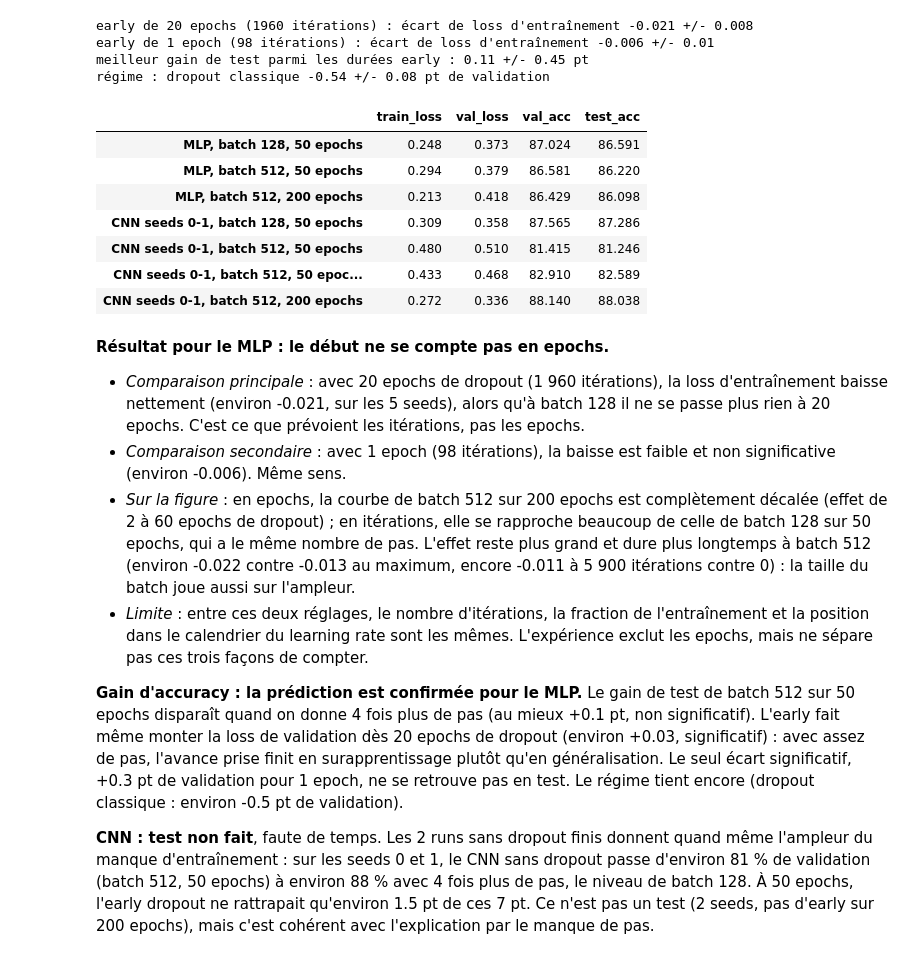
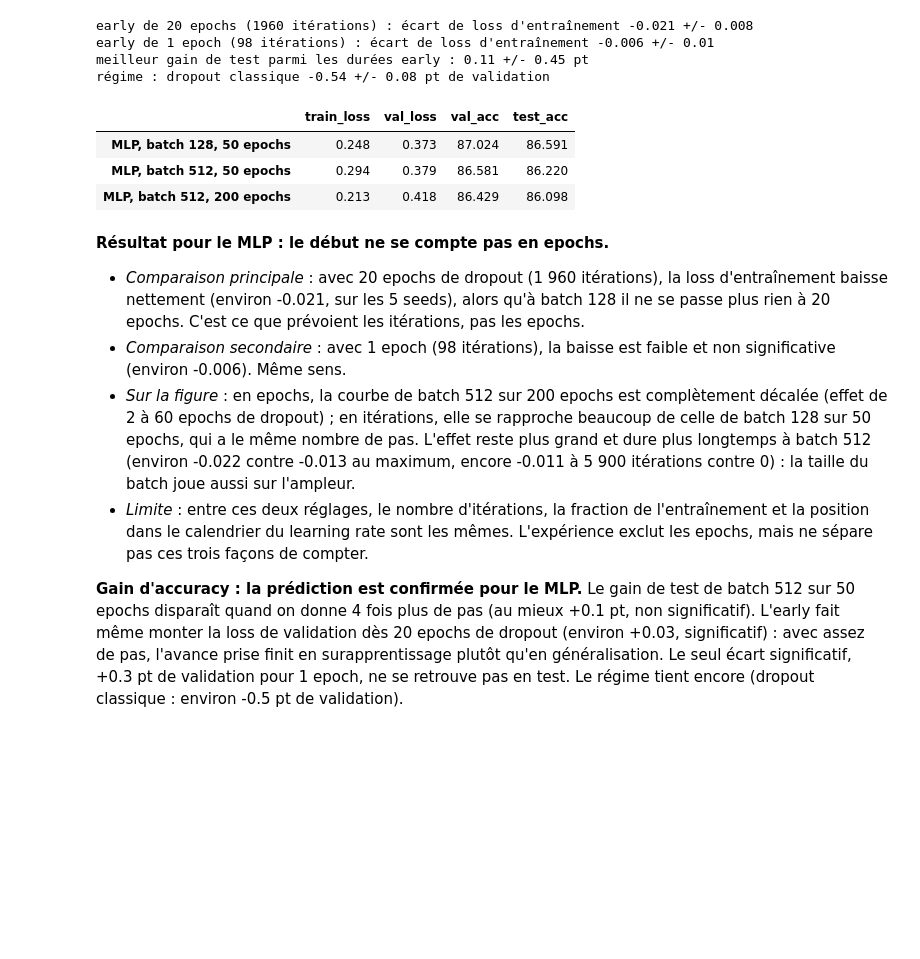
Before and after one commit to Felix-prjcts/early-dropout-study, a Jupyter notebook: fashion_mnist.ipynb, the cells around one changed output. Drawn from its saved outputs; the diff is of its cells as text; code cells hidden in the pictures; blank space fills up the shorter version.

```diff
--- a/fashion_mnist.ipynb
+++ b/fashion_mnist.ipynb
@@ -1033,28 +1029,17 @@ meilleur gain de test parmi les durées early : 0.11 +/- 0.45 pt
 régime : dropout classique -0.54 +/- 0.08 pt de validation
 # %%
 # niveau atteint SANS dropout selon le nombre de pas
-# pour le CNN sur 200 epochs on n'a que les seeds 0 et 1 sans dropout (le reste a été arrêté, trop long)
-lancer_grille("cnn_fmnist", 4, 200, [0], [0, 1], dossier=dossier_batch(512), batch=512)
-
 niveaux = {}
 niveaux["MLP, batch 128, 50 epochs"] = moyennes("mlp_fmnist", 16, 50, [0], SEEDS).loc[0]
 niveaux["MLP, batch 512, 50 epochs"] = moyennes("mlp_fmnist", 16, 50, [0], SEEDS, dossier_batch(512)).loc[0]
 niveaux["MLP, batch 512, 200 epochs"] = moyennes("mlp_fmnist", 16, 200, [0], SEEDS, dossier_batch(512)).loc[0]
-niveaux["CNN seeds 0-1, batch 128, 50 epochs"] = moyennes("cnn_fmnist", 4, 50, [0], [0, 1]).loc[0]
-niveaux["CNN seeds 0-1, batch 512, 50 epochs"] = moyennes("cnn_fmnist", 4, 50, [0], [0, 1], dossier_batch(512)).loc[0]
-niveaux["CNN seeds 0-1, batch 512, 50 epochs, early de 10 epochs"] = moyennes("cnn_fmnist", 4, 50, [0.2], [0, 1], dossier_batch(512)).loc[0.2]
-niveaux["CNN seeds 0-1, batch 512, 200 epochs"] = moyennes("cnn_fmnist", 4, 200, [0], [0, 1], dossier_batch(512)).loc[0]
 
 pd.DataFrame(niveaux).T[METRIQUES]
 # %% [output]
 |  | train_loss | val_loss | val_acc | test_acc |
 | MLP, batch 128, 50 epochs | 0.248 | 0.373 | 87.024 | 86.591 |
 | MLP, batch 512, 50 epochs | 0.294 | 0.379 | 86.581 | 86.220 |
 | MLP, batch 512, 200 epochs | 0.213 | 0.418 | 86.429 | 86.098 |
-| CNN seeds 0-1, batch 128, 50 epochs | 0.309 | 0.358 | 87.565 | 87.286 |
-| CNN seeds 0-1, batch 512, 50 epochs | 0.480 | 0.510 | 81.415 | 81.246 |
-| CNN seeds 0-1, batch 512, 50 epoc... | 0.433 | 0.468 | 82.910 | 82.589 |
-| CNN seeds 0-1, batch 512, 200 epochs | 0.272 | 0.336 | 88.140 | 88.038 |
 # %% [markdown]
 **Résultat pour le MLP : le début ne se compte pas en epochs.**
 - *Comparaison principale* : avec 20 epochs de dropout (1 960 itérations), la loss d'entraînement baisse nettement (environ -0.021, sur les 5 seeds), alors qu'à batch 128 il ne se passe plus rien à 20 epochs. C'est ce que prévoient les itérations, pas les epochs.
@@ -1063,8 +1048,6 @@ pd.DataFrame(niveaux).T[METRIQUES]
 - *Limite* : entre ces deux réglages, le nombre d'itérations, la fraction de l'entraînement et la position dans le calendrier du learning rate sont les mêmes. L'expérience exclut les epochs, mais ne sépare pas ces trois façons de compter.
 
 **Gain d'accuracy : la prédiction est confirmée pour le MLP.** Le gain de test de batch 512 sur 50 epochs disparaît quand on donne 4 fois plus de pas (au mieux +0.1 pt, non significatif). L'early fait même monter la loss de validation dès 20 epochs de dropout (environ +0.03, significatif) : avec assez de pas, l'avance prise finit en surapprentissage plutôt qu'en généralisation. Le seul écart significatif, +0.3 pt de validation pour 1 epoch, ne se retrouve pas en test. Le régime tient encore (dropout classique : environ -0.5 pt de validation).
-
-**CNN : test non fait**, faute de temps. Les 2 runs sans dropout finis donnent quand même l'ampleur du manque d'entraînement : sur les seeds 0 et 1, le CNN sans dropout passe d'environ 81 % de validation (batch 512, 50 epochs) à environ 88 % avec 4 fois plus de pas, le niveau de batch 128. À 50 epochs, l'early dropout ne rattrapait qu'environ 1.5 pt de ces 7 pt. Ce n'est pas un test (2 seeds, pas d'early sur 200 epochs), mais c'est cohérent avec l'explication par le manque de pas.
 # %% [markdown]
 ---
 ## Conclusion pour Fashion-MNIST
```
Also changed, not shown: parts of 3 cells of this notebook, 2 other files.
